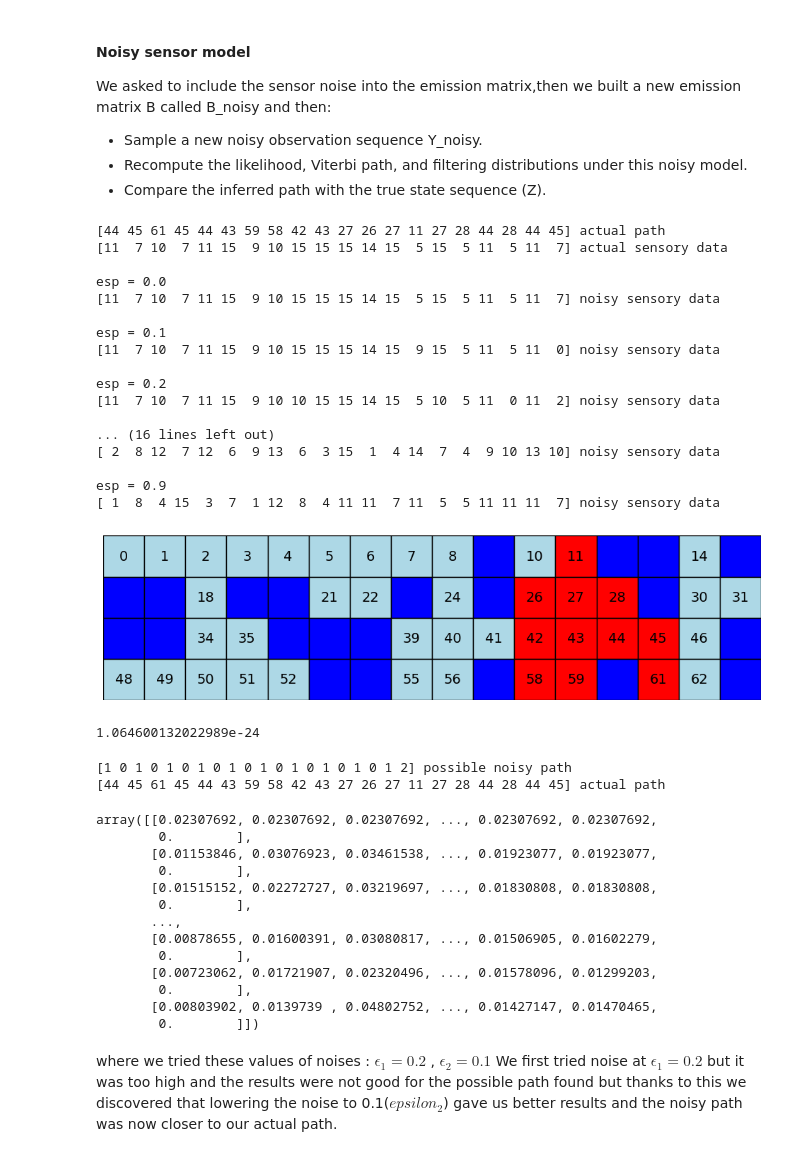
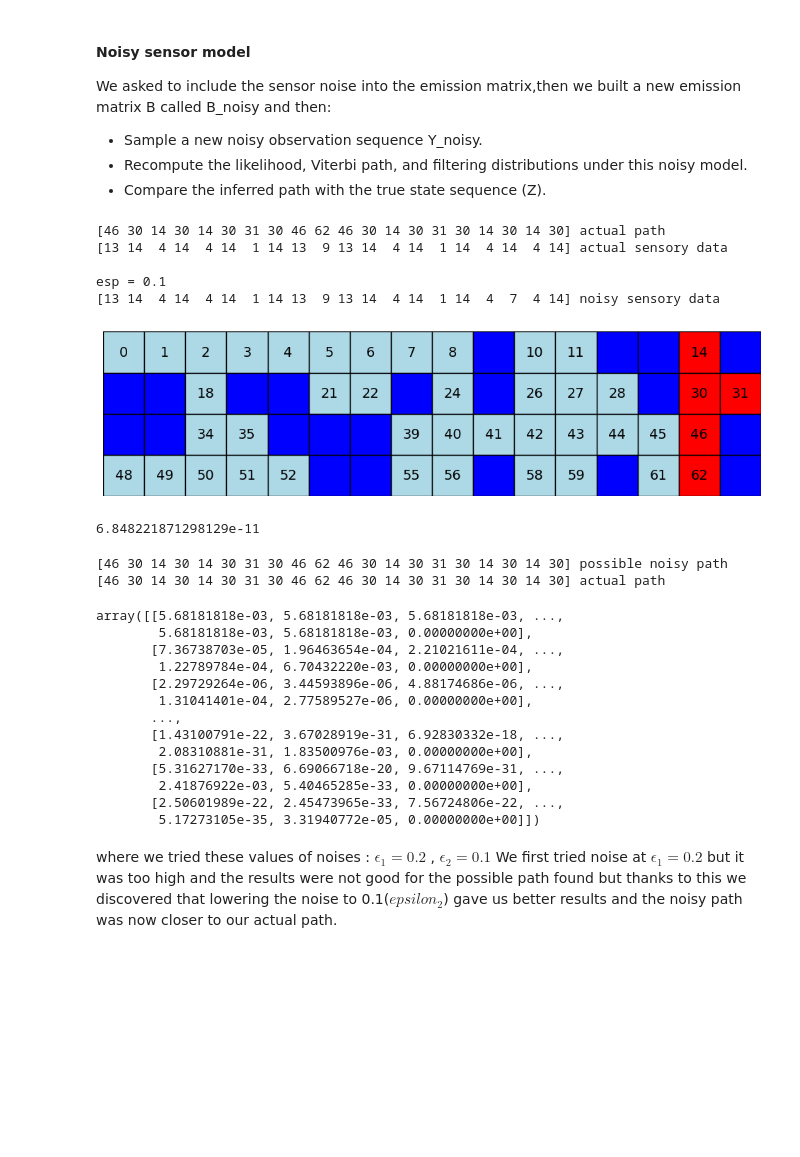
Before and after one commit to artem-starodubtsev/prob_proj, a Jupyter notebook: hmm-assignment-exercise.ipynb, the cells around one changed output. Drawn from its saved outputs; the diff is of its cells as text; code cells hidden in the pictures; blank space fills up the shorter version.

```diff
--- a/hmm-assignment-exercise.ipynb
+++ b/hmm-assignment-exercise.ipynb
@@ -410,72 +410,60 @@ We asked to include the sensor noise into the emission matrix,then we built a ne
 # %%
 
 print(Z, 'actual path')
 print(Y, 'actual sensory data')
-for i in range(10):
-    esp = 0.1 * i
-    print()
-    print(f'{esp = }')
 
-    B_noisy = np.zeros_like(B)
-    for i in range(0, len(B)):
-        B_noisy[i] = np.array(
-            [esp / (len(vocabulary) - 1) if j != np.argmax(B[i]) else 1 - esp for j in range(len(vocabulary))])
+esp = 0.1
+print()
+print(f'{esp = }')
 
-    Y_noisy = np.zeros(t, dtype=int)
-    build_y(Z, Y_noisy, B_noisy)
-    print(Y_noisy, 'noisy sensory data')
+B_noisy = np.zeros_like(B)
+for i in range(0, len(B)):
+    B_noisy[i] = np.array(
+        [esp / (len(vocabulary) - 1) if j != np.argmax(B[i]) else 1 - esp for j in range(len(vocabulary))])
+
+Y_noisy = np.zeros(t, dtype=int)
+build_y(Z, Y_noisy, B_noisy)
+print(Y_noisy, 'noisy sensory data')
 
 fig, ax = plt.subplots(figsize=(12, 9))
 plot_maze(ax, maze, Z=Z)
 # %% [output]
-[44 45 61 45 44 43 59 58 42 43 27 26 27 11 27 28 44 28 44 45] actual path
-[11  7 10  7 11 15  9 10 15 15 15 14 15  5 15  5 11  5 11  7] actual sensory data
-
-esp = 0.0
-[11  7 10  7 11 15  9 10 15 15 15 14 15  5 15  5 11  5 11  7] noisy sensory data
+[46 30 14 30 14 30 31 30 46 62 46 30 14 30 31 30 14 30 14 30] actual path
+[13 14  4 14  4 14  1 14 13  9 13 14  4 14  1 14  4 14  4 14] actual sensory data
 
 esp = 0.1
-[11  7 10  7 11 15  9 10 15 15 15 14 15  9 15  5 11  5 11  0] noisy sensory data
-
-esp = 0.2
-[11  7 10  7 11 15  9 10 10 15 15 14 15  5 10  5 11  0 11  2] noisy sensory data
-
-... (16 lines left out)
-[ 2  8 12  7 12  6  9 13  6  3 15  1  4 14  7  4  9 10 13 10] noisy sensory data
-
-esp = 0.9
-[ 1  8  4 15  3  7  1 12  8  4 11 11  7 11  5  5 11 11 11  7] noisy sensory data
+[13 14  4 14  4 14  1 14 13  9 13 14  4 14  1 14  4  7  4 14] noisy sensory data
-[figure, old version]
+[figure, new version]
 # %%
 alpha, likelihood = likelihood_calc(A, B_noisy, Y_noisy, start_prob)
 likelihood
 # %% [output]
-1.064600132022989e-24
+6.848221871298129e-11
 # %%
 v, path = viterbi(A, B_noisy, Y_noisy, start_prob)
 
 print(path, 'possible noisy path')
 print(Z, 'actual path')
 # %% [output]
-[1 0 1 0 1 0 1 0 1 0 1 0 1 0 1 0 1 0 1 2] possible noisy path
-[44 45 61 45 44 43 59 58 42 43 27 26 27 11 27 28 44 28 44 45] actual path
+[46 30 14 30 14 30 31 30 46 62 46 30 14 30 31 30 14 30 14 30] possible noisy path
+[46 30 14 30 14 30 31 30 46 62 46 30 14 30 31 30 14 30 14 30] actual path
 # %%
 props_t = filtering(A, B_noisy, Y_noisy, start_prob)
 props_t
 # %% [output]
-array([[0.02307692, 0.02307692, 0.02307692, ..., 0.02307692, 0.02307692,
-        0.        ],
-       [0.01153846, 0.03076923, 0.03461538, ..., 0.01923077, 0.01923077,
-        0.        ],
-       [0.01515152, 0.02272727, 0.03219697, ..., 0.01830808, 0.01830808,
-        0.        ],
+array([[5.68181818e-03, 5.68181818e-03, 5.68181818e-03, ...,
+        5.68181818e-03, 5.68181818e-03, 0.00000000e+00],
+       [7.36738703e-05, 1.96463654e-04, 2.21021611e-04, ...,
+        1.22789784e-04, 6.70432220e-03, 0.00000000e+00],
+       [2.29729264e-06, 3.44593896e-06, 4.88174686e-06, ...,
+        1.31041401e-04, 2.77589527e-06, 0.00000000e+00],
        ...,
-       [0.00878655, 0.01600391, 0.03080817, ..., 0.01506905, 0.01602279,
-        0.        ],
-       [0.00723062, 0.01721907, 0.02320496, ..., 0.01578096, 0.01299203,
-        0.        ],
-       [0.00803902, 0.0139739 , 0.04802752, ..., 0.01427147, 0.01470465,
-        0.        ]])
+       [1.43100791e-22, 3.67028919e-31, 6.92830332e-18, ...,
+        2.08310881e-31, 1.83500976e-03, 0.00000000e+00],
+       [5.31627170e-33, 6.69066718e-20, 9.67114769e-31, ...,
+        2.41876922e-03, 5.40465285e-33, 0.00000000e+00],
+       [2.50601989e-22, 2.45473965e-33, 7.56724806e-22, ...,
+        5.17273105e-35, 3.31940772e-05, 0.00000000e+00]])
 # %% [markdown]
 where we tried these values of noises :
 $\epsilon_1=0.2$ , $\epsilon_2=0.1$
```
Also changed, not shown: parts of 4 cells of this notebook.
